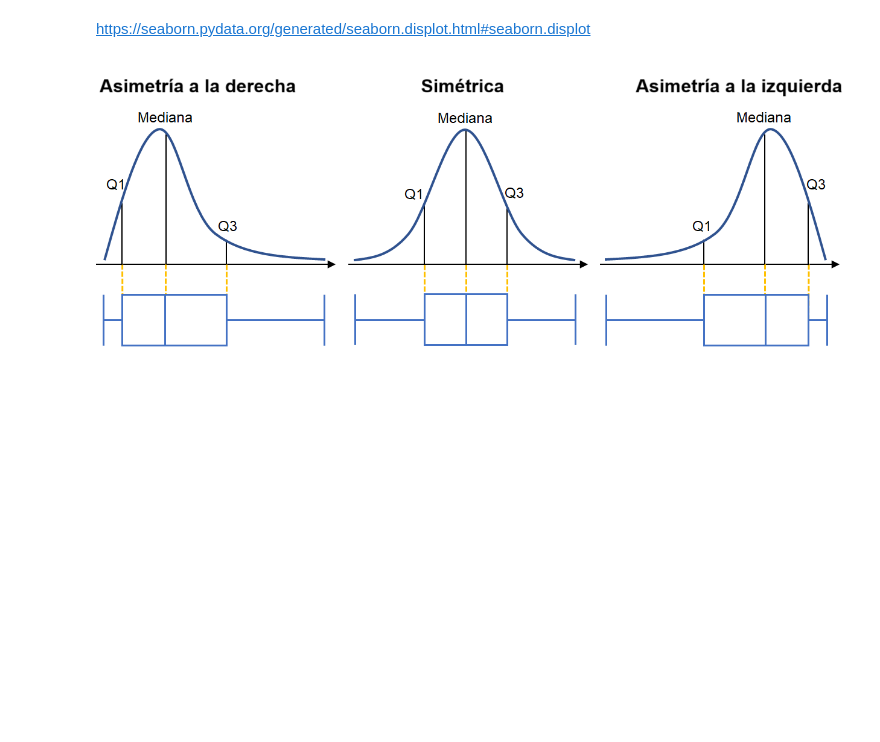
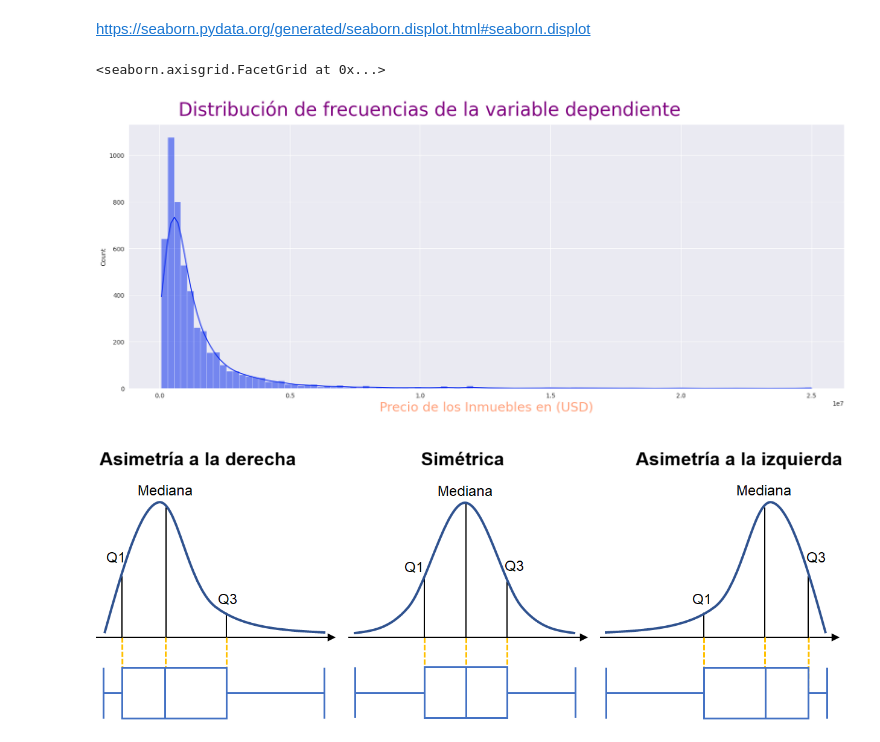
Before and after one commit to JDVAR7/2145-data-science-probando-relaciones-con-regresion-lineal, a Jupyter notebook: 2212_Regresion_lineal.ipynb, the cells around one changed output. Drawn from its saved outputs; the diff is of its cells as text; code cells hidden in the pictures; blank space fills up the shorter version.

```diff
--- a/2212_Regresion_lineal.ipynb
+++ b/2212_Regresion_lineal.ipynb
@@ -69,6 +149,15 @@ https://seaborn.pydata.org/generated/seaborn.boxplot.html?highlight=boxplot#seab
 ## Distribución de frecuencias de la variable *dependiente* (y)
 # %% [markdown]
 https://seaborn.pydata.org/generated/seaborn.displot.html#seaborn.displot
+# %%
+ax = sns.displot(data['Valor'], kde=True, bins=100)
+ax.figure.set_size_inches(20, 7)
+ax.fig.suptitle('Distribución de frecuencias de la variable dependiente', fontsize= 30, y=1.05, color='purple')
+ax.set_xlabels('Precio de los Inmuebles en (USD)', fontsize=21, color='lightsalmon')
+ax
+# %% [output]
+<seaborn.axisgrid.FacetGrid at 0x...>
+[figure, added]
 # %% [markdown]
 ![Box-Plot II.png](embedded-picture-1)
 # %% [markdown]
```
Also changed, not shown: parts of 49 cells of this notebook.
